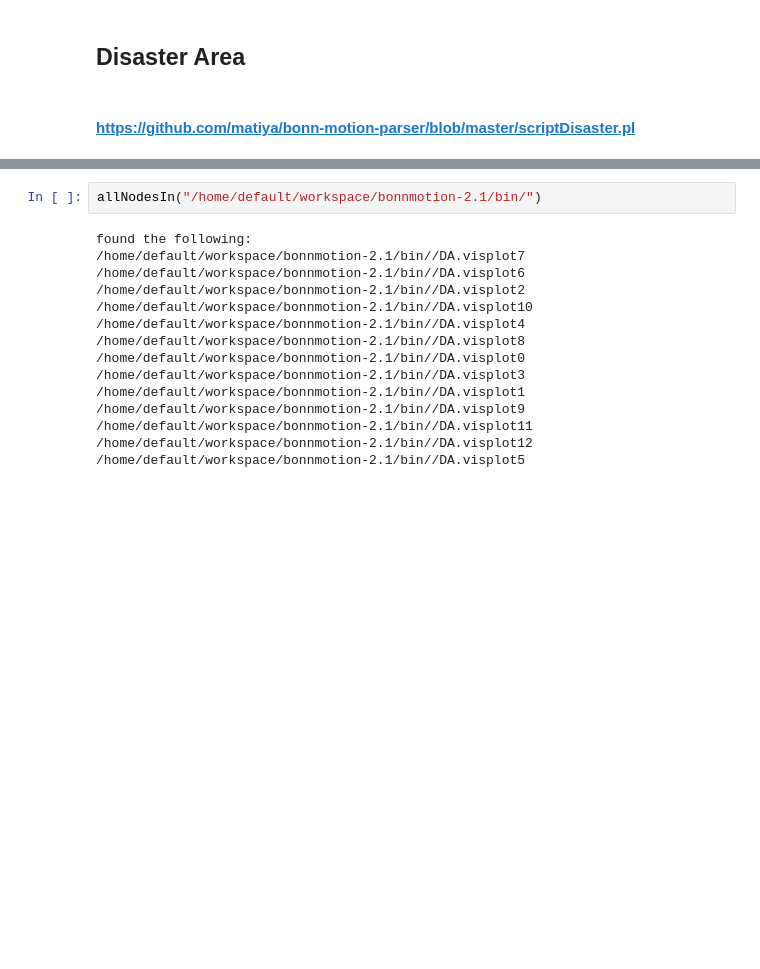
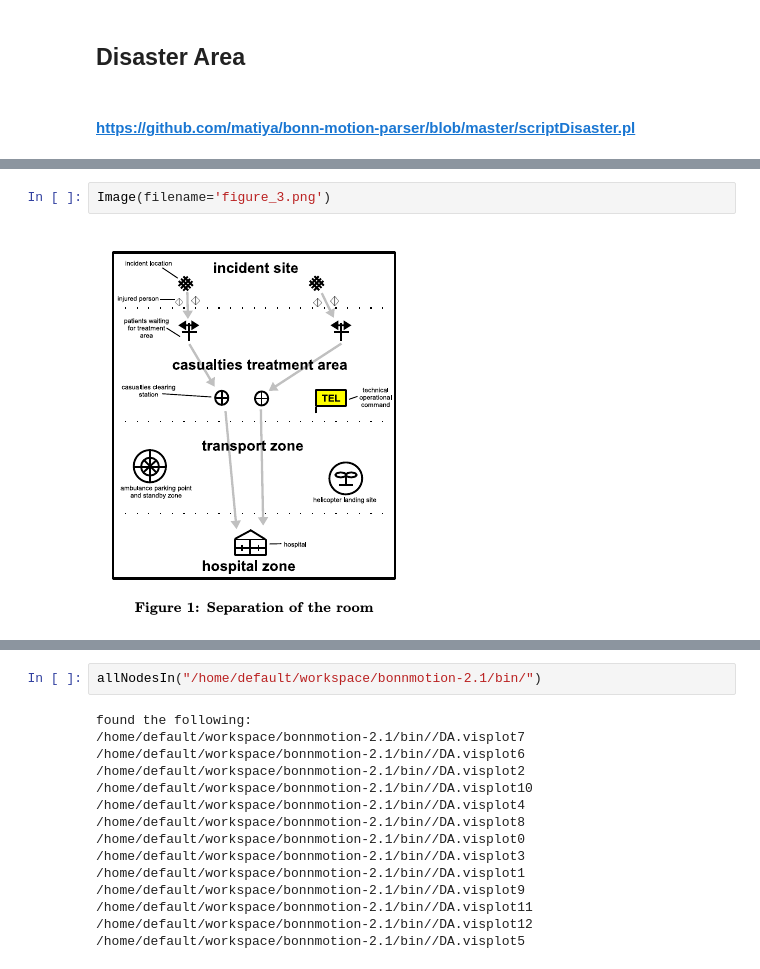
Before and after one commit to matiya/bonn-motion-parser, a Jupyter notebook: notebookMobility.ipynb, the cells around one changed output, grey strips where cells are left out. Cells and saved outputs as stored; diff of their text form; blank space fills up the shorter version.

```diff
--- a/notebookMobility.ipynb
+++ b/notebookMobility.ipynb
@@ -102,0 +110,4 @@ totalNodes: 6
+# %%
+Image(filename='figure_3.png')
+# %% [output]
+[figure, added]
```
Also changed, not shown: parts of 17 cells of this notebook.
